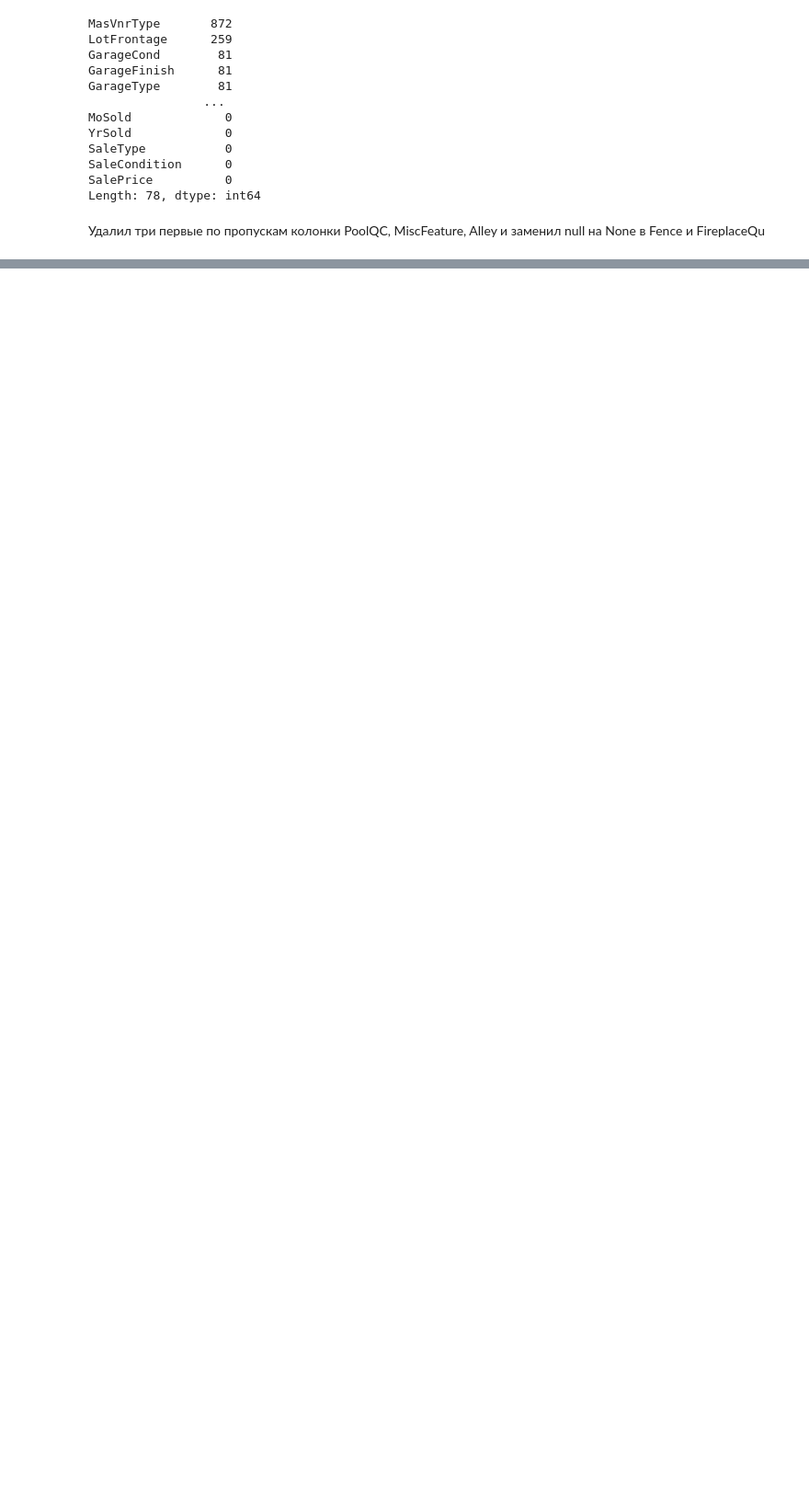
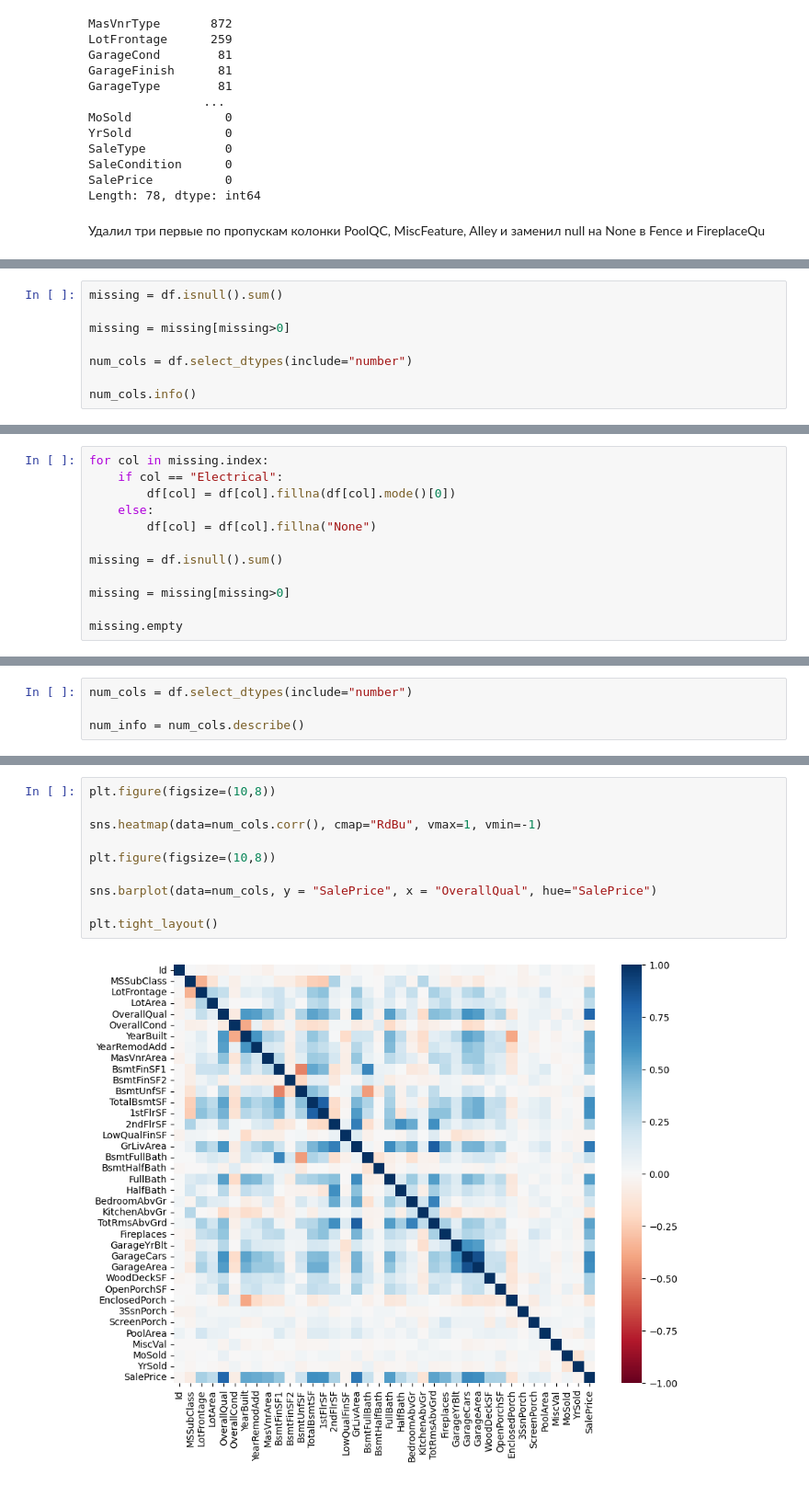
Before and after one commit to Nikita4gj/ml-course-homeworks, a Jupyter notebook: hw02_EDA/hw02_EDA.ipynb, the cells around one changed output, grey strips where cells are left out. Shown at 92% size. Drawn from its saved outputs; the diff is of its cells as text; blank space fills up the shorter version.

```diff
--- a/hw02_EDA/hw02_EDA.ipynb
+++ b/hw02_EDA/hw02_EDA.ipynb
@@ -234,0 +299,8 @@ Name: count, Length: 1460, dtype: int64
+# %%
+missing = df.isnull().sum()
+
+missing = missing[missing>0]
+
+num_cols = df.select_dtypes(include="number")
+
+num_cols.info()
@@ -234,0 +325,12 @@ Name: count, Length: 1460, dtype: int64
+# %%
+for col in missing.index:
+    if col == "Electrical":
+        df[col] = df[col].fillna(df[col].mode()[0])
+    else:
+        df[col] = df[col].fillna("None")
+
+missing = df.isnull().sum()
+
+missing = missing[missing>0]
+
+missing.empty
@@ -234,0 +346,4 @@ Name: count, Length: 1460, dtype: int64
+# %%
+num_cols = df.select_dtypes(include="number")
+
+num_info = num_cols.describe()
@@ -234,0 +384,12 @@ Name: count, Length: 1460, dtype: int64
+# %%
+plt.figure(figsize=(10,8))
+
+sns.heatmap(data=num_cols.corr(), cmap="RdBu", vmax=1, vmin=-1)
+
+plt.figure(figsize=(10,8))
+
+sns.barplot(data=num_cols, y = "SalePrice", x = "OverallQual", hue="SalePrice")
+
+plt.tight_layout()
+# %% [output]
+[figure, added]
```
Also changed, not shown: parts of 18 cells of this notebook.
